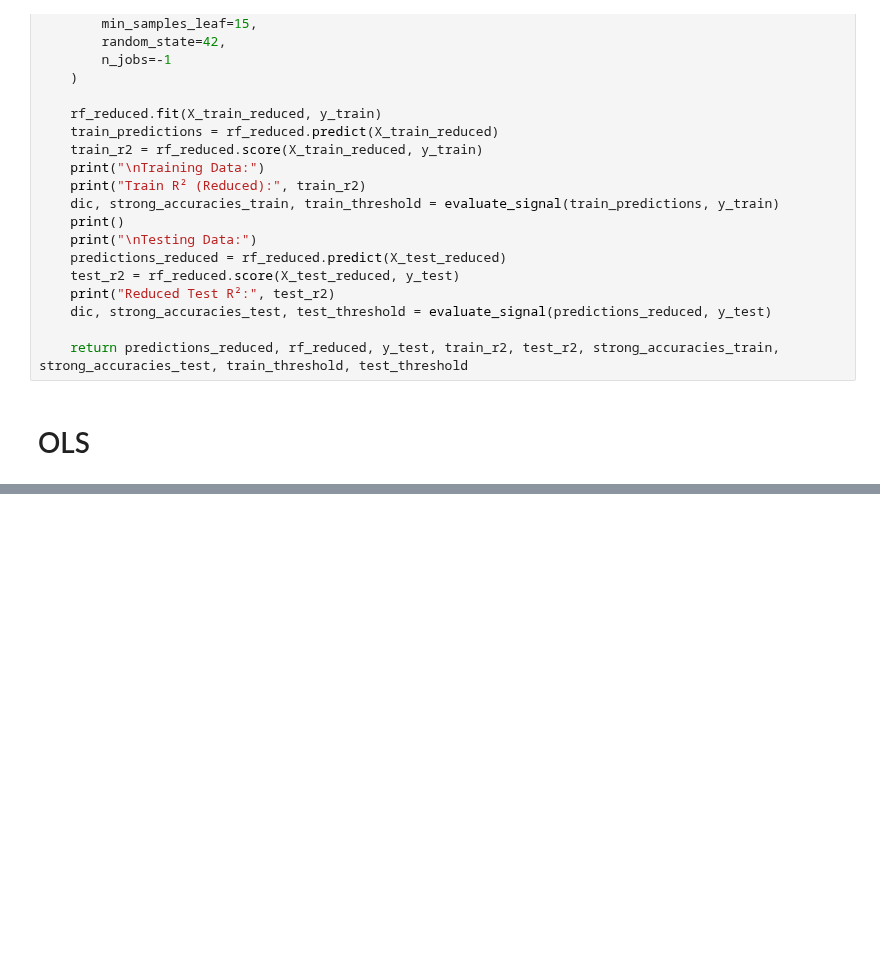
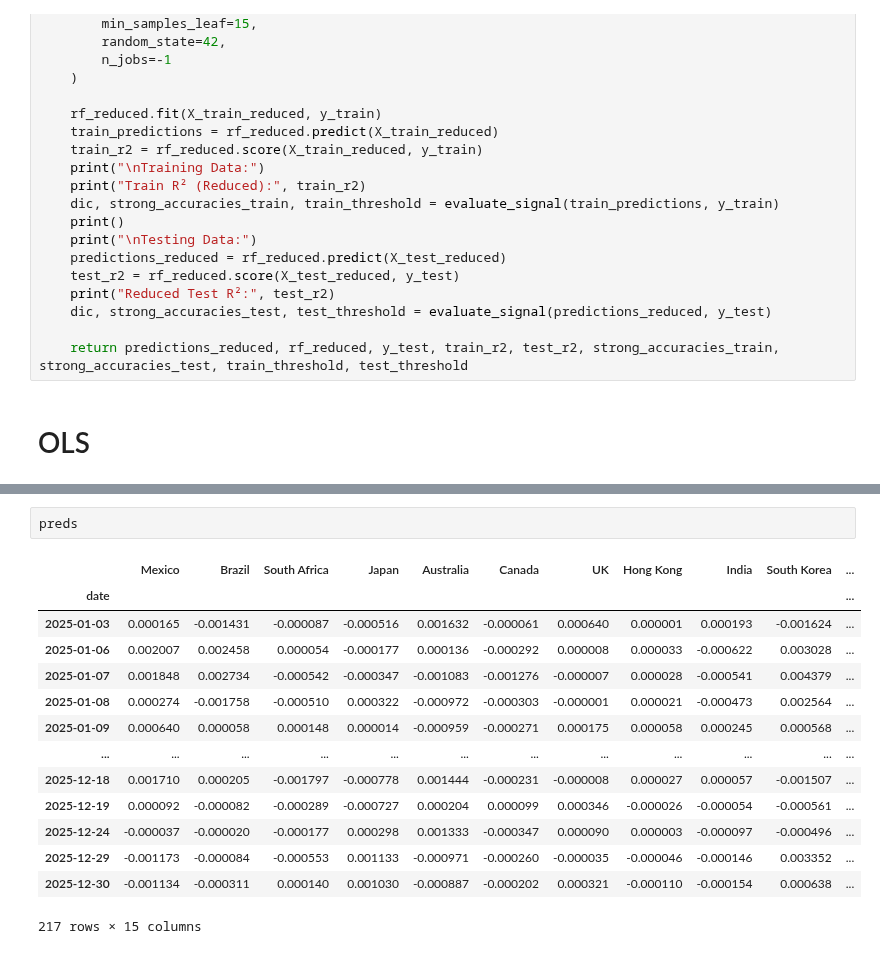
Before and after one commit to AdithSrinivasan/qts-cross-asset-fx, a Jupyter notebook: sandbox/stage2_reg.ipynb, the cells around one changed output, grey strips where cells are left out. Cells and saved outputs as stored; diff of their text form; blank space fills up the shorter version.

```diff
--- a/sandbox/stage2_reg.ipynb
+++ b/sandbox/stage2_reg.ipynb
@@ -484,0 +567,17 @@ Directional Accuracy: 0.5833333333333334
+# %%
+preds
+# %% [output]
+|  | Mexico | Brazil | South Africa | Japan | Australia | Canada | UK | Hong Kong | India | South Korea | ... |
+| date |  |  |  |  |  |  |  |  |  |  | ... |
+| 2025-01-03 | 0.000165 | -0.001431 | -0.000087 | -0.000516 | 0.001632 | -0.000061 | 0.000640 | 0.000001 | 0.000193 | -0.001624 | ... |
+| 2025-01-06 | 0.002007 | 0.002458 | 0.000054 | -0.000177 | 0.000136 | -0.000292 | 0.000008 | 0.000033 | -0.000622 | 0.003028 | ... |
+| 2025-01-07 | 0.001848 | 0.002734 | -0.000542 | -0.000347 | -0.001083 | -0.001276 | -0.000007 | 0.000028 | -0.000541 | 0.004379 | ... |
+| 2025-01-08 | 0.000274 | -0.001758 | -0.000510 | 0.000322 | -0.000972 | -0.000303 | -0.000001 | 0.000021 | -0.000473 | 0.002564 | ... |
+| 2025-01-09 | 0.000640 | 0.000058 | 0.000148 | 0.000014 | -0.000959 | -0.000271 | 0.000175 | 0.000058 | 0.000245 | 0.000568 | ... |
+| ... | ... | ... | ... | ... | ... | ... | ... | ... | ... | ... | ... |
+| 2025-12-18 | 0.001710 | 0.000205 | -0.001797 | -0.000778 | 0.001444 | -0.000231 | -0.000008 | 0.000027 | 0.000057 | -0.001507 | ... |
+| 2025-12-19 | 0.000092 | -0.000082 | -0.000289 | -0.000727 | 0.000204 | 0.000099 | 0.000346 | -0.000026 | -0.000054 | -0.000561 | ... |
+| 2025-12-24 | -0.000037 | -0.000020 | -0.000177 | 0.000298 | 0.001333 | -0.000347 | 0.000090 | 0.000003 | -0.000097 | -0.000496 | ... |
+| 2025-12-29 | -0.001173 | -0.000084 | -0.000553 | 0.001133 | -0.000971 | -0.000260 | -0.000035 | -0.000046 | -0.000146 | 0.003352 | ... |
+| 2025-12-30 | -0.001134 | -0.000311 | 0.000140 | 0.001030 | -0.000887 | -0.000202 | 0.000321 | -0.000110 | -0.000154 | 0.000638 | ... |
+217 rows × 15 columns
```
Also changed, not shown: parts of 7 cells of this notebook, 1 other file.
